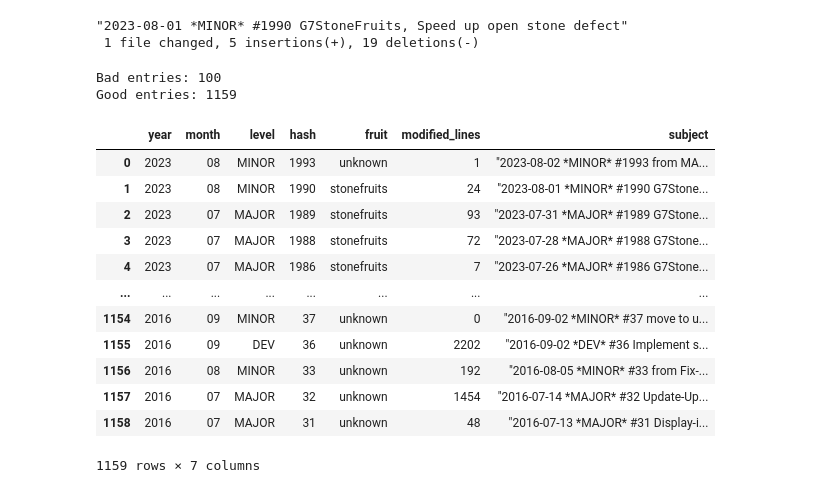
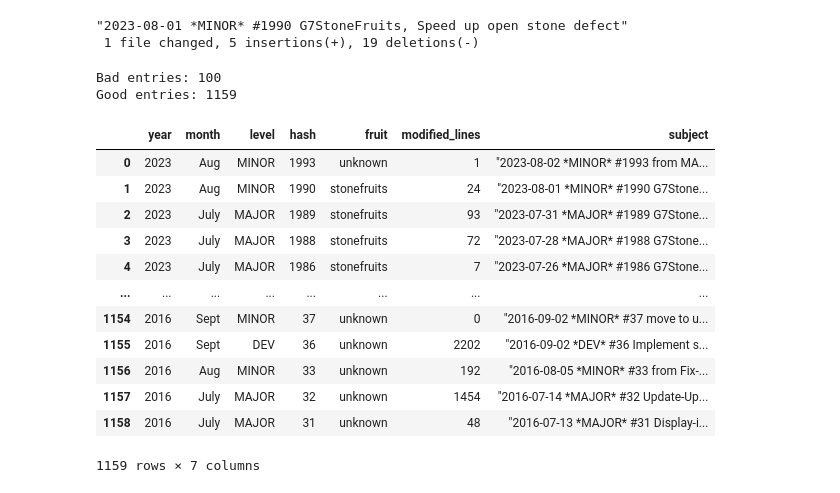
Before and after one commit to ckumsta/github-analytics, a Jupyter notebook: cherry-analytics.ipynb, the cells around one changed output. Drawn from its saved outputs; the diff is of its cells as text; code cells hidden in the pictures.

```diff
--- a/cherry-analytics.ipynb
+++ b/cherry-analytics.ipynb
@@ -6,9 +9,20 @@ import pandas as pd
 # %% [markdown]
 # Get all reports
 # %%
-os.chdir("C:\\Users\\ckumsta\\Documents\\GitHub\\Globalscan6-Plugin")
-cmd=['git','log','origin/master','--merges','--first-parent','--date-order','--shortstat','--pretty=format:"%cs %s"']
-result = subprocess.run(cmd, stdout=subprocess.PIPE, stderr=subprocess.PIPE).stdout.decode('utf-8')
+def retrieve_data_from_github():
+  localfolder = os.getcwd() # keep track of local folder
+  os.chdir("C:\\Users\\ckumsta\\Documents\\GitHub\\Globalscan6-Plugin")
+  cmd=['git','log','origin/master','--merges','--first-parent','--date-order','--shortstat','--pretty=format:"%cs %s"']
+  result = subprocess.run(cmd, stdout=subprocess.PIPE, stderr=subprocess.PIPE).stdout.decode('utf-8')
+  os.chdir(localfolder)     # move back to local folder
+  with open("repo_data.txt", "w") as f:
+    f.write(result)
+
+if not os.path.exists("repo_data.txt"):
+  retrieve_data_from_github()
+
+with open("repo_data.txt", "r") as f:
+  result = f.read()
 # %% [markdown]
 # Convertion into Pandas Dataframe
 # %%
@@ -19,6 +33,8 @@ print(results[1]) # to get an idea of data composition
  1 file changed, 5 insertions(+), 19 deletions(-)
 # %%
 # lets look for information types
+month_names = ["Jan","Feb","Mar","Apr","May","Jun","July","Aug","Sept","Oct","Nov","Dec"]
+cat_months = pd.CategoricalDtype(categories=month_names, ordered=True)
 headers=["year","month","level","hash","subject","fruit","lines_modified"]
 years=[]
 months=[]
@@ -33,7 +49,7 @@ reg_description = re.compile(r"(?P<year>\d+)-(?P<month>\d+)-(?P<day>\d+)( )+(\*)
 good_entries=0
 bad_entries=0
 
-#for item in results[:1]:
+#for item in results[1:2]:
 for item in results[:-1]: # we skip the very first merge which is code creation
     try:
       lines = item.split('\n') # split the item into 2 lines, we want to process the second line only
@@ -48,7 +64,7 @@ for item in results[:-1]: # we skip the very first merge which is code creation
         description = reg_description.search(line)
         if description:
           year = description.group('year')
-          month = description.group('month')
+          month = month_names[int(description.group('month'))-1]
           level = description.group('level')
           hash = description.group('hash')
           fruit = description.group('fruit').lower()
@@ -75,42 +91,43 @@ for item in results[:-1]: # we skip the very first merge which is code creation
       # retrieve insertions, deletion
       modifications_types = [ v.strip() for v in lines[-1].split(',')]
       modifications_types = [ re.search(r"(\d+) (.*)", v) for v in modifications_types]
       modifications = 0
       for modif_type in modifications_types:
         if not modif_type:
           raise Exception(f"What is this line: \"{lines[-1]}\"")
         if "file" not in modif_type.group(2):
            modifications += int(modif_type.group(1))
 
       # finally write down all elements of this entry
       years.append(year)
       months.append(month)
       levels.append(level)
       hashes.append(hash)
       subjects.append(subject)
       fruits.append(fruit)
       lines_modified.append(modifications)
       good_entries += 1
     except Exception as e:
        print("ERROR", e)
        print(item)
 df = pd.DataFrame({"year": years, "month": months, "level":levels, "hash": hashes, "fruit": fruits, "modified_lines": lines_modified, "subject": subjects})
+df['month'] = df['month'].astype(cat_months)
 print("Bad entries:", bad_entries)
 print("Good entries:", good_entries)
 df
 # %% [output]
 Bad entries: 100
 Good entries: 1159
 |  | year | month | level | hash | fruit | modified_lines | subject |
-| 0 | 2023 | 08 | MINOR | 1993 | unknown | 1 | "2023-08-02 *MINOR* #1993 from MA... |
-| 1 | 2023 | 08 | MINOR | 1990 | stonefruits | 24 | "2023-08-01 *MINOR* #1990 G7Stone... |
-| 2 | 2023 | 07 | MAJOR | 1989 | stonefruits | 93 | "2023-07-31 *MAJOR* #1989 G7Stone... |
-| 3 | 2023 | 07 | MAJOR | 1988 | stonefruits | 72 | "2023-07-28 *MAJOR* #1988 G7Stone... |
-| 4 | 2023 | 07 | MAJOR | 1986 | stonefruits | 7 | "2023-07-26 *MAJOR* #1986 G7Stone... |
+| 0 | 2023 | Aug | MINOR | 1993 | unknown | 1 | "2023-08-02 *MINOR* #1993 from MA... |
+| 1 | 2023 | Aug | MINOR | 1990 | stonefruits | 24 | "2023-08-01 *MINOR* #1990 G7Stone... |
+| 2 | 2023 | July | MAJOR | 1989 | stonefruits | 93 | "2023-07-31 *MAJOR* #1989 G7Stone... |
+| 3 | 2023 | July | MAJOR | 1988 | stonefruits | 72 | "2023-07-28 *MAJOR* #1988 G7Stone... |
+| 4 | 2023 | July | MAJOR | 1986 | stonefruits | 7 | "2023-07-26 *MAJOR* #1986 G7Stone... |
 | ... | ... | ... | ... | ... | ... | ... | ... |
-| 1154 | 2016 | 09 | MINOR | 37 | unknown | 0 | "2016-09-02 *MINOR* #37 move to u... |
-| 1155 | 2016 | 09 | DEV | 36 | unknown | 2202 | "2016-09-02 *DEV* #36 Implement s... |
-| 1156 | 2016 | 08 | MINOR | 33 | unknown | 192 | "2016-08-05 *MINOR* #33 from Fix-... |
-| 1157 | 2016 | 07 | MAJOR | 32 | unknown | 1454 | "2016-07-14 *MAJOR* #32 Update-Up... |
-| 1158 | 2016 | 07 | MAJOR | 31 | unknown | 48 | "2016-07-13 *MAJOR* #31 Display-i... |
+| 1154 | 2016 | Sept | MINOR | 37 | unknown | 0 | "2016-09-02 *MINOR* #37 move to u... |
+| 1155 | 2016 | Sept | DEV | 36 | unknown | 2202 | "2016-09-02 *DEV* #36 Implement s... |
+| 1156 | 2016 | Aug | MINOR | 33 | unknown | 192 | "2016-08-05 *MINOR* #33 from Fix-... |
+| 1157 | 2016 | July | MAJOR | 32 | unknown | 1454 | "2016-07-14 *MAJOR* #32 Update-Up... |
+| 1158 | 2016 | July | MAJOR | 31 | unknown | 48 | "2016-07-13 *MAJOR* #31 Display-i... |
 1159 rows × 7 columns
```
Also changed, not shown: parts of 6 cells of this notebook, 2 other files.
